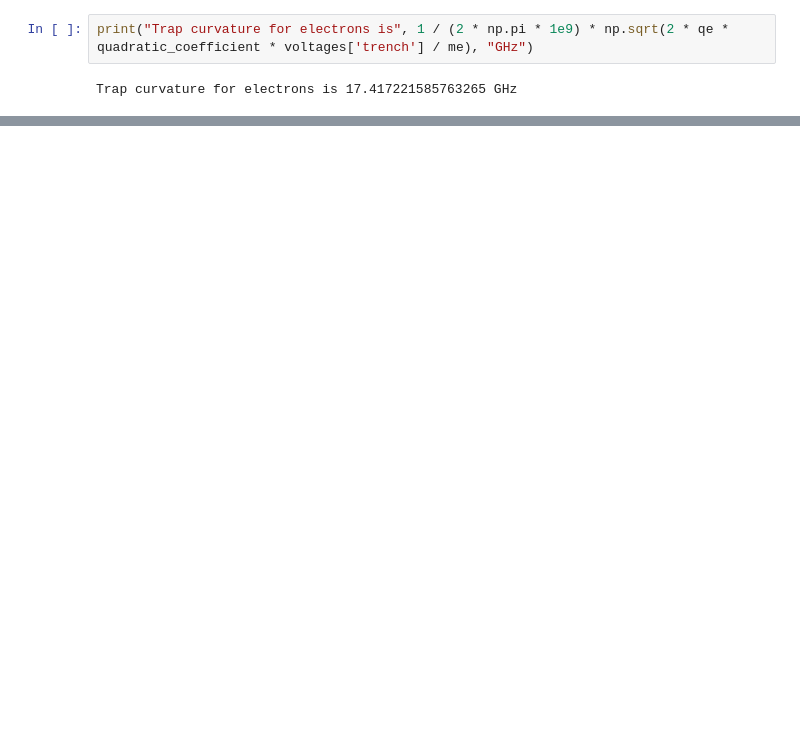
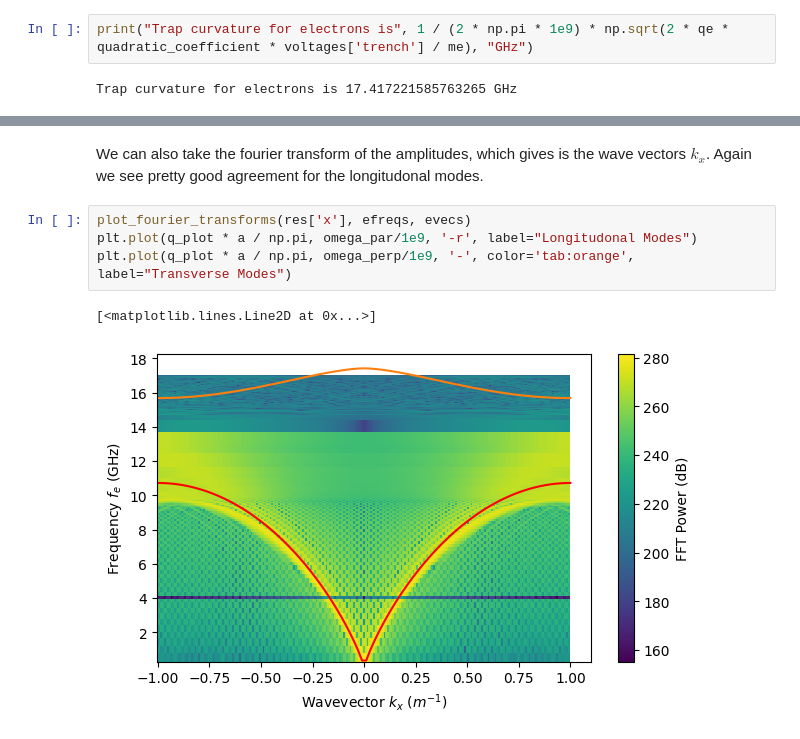
Before and after one commit to gkoolstra/quantum_electron, a Jupyter notebook: examples/04_long_channel.ipynb, the cells around one changed output, grey strips where cells are left out. Cells and saved outputs as stored; diff of their text form; blank space fills up the shorter version.

```diff
--- a/examples/04_long_channel.ipynb
+++ b/examples/04_long_channel.ipynb
@@ -219,0 +303,9 @@ Density = 3.68e+12 m^-2
+# %% [markdown]
+We can also take the fourier transform of the amplitudes, which gives is the wave vectors $k_x$. Again we see pretty good agreement for the longitudonal modes.
+# %%
+plot_fourier_transforms(res['x'], efreqs, evecs)
+plt.plot(q_plot * a / np.pi, omega_par/1e9, '-r', label="Longitudonal Modes")
+plt.plot(q_plot * a / np.pi, omega_perp/1e9, '-', color='tab:orange', label="Transverse Modes")
+# %% [output]
+[<matplotlib.lines.Line2D at 0x...>]
+[figure, added]
```
Also changed, not shown: parts of 35 cells of this notebook, 5 other files.
